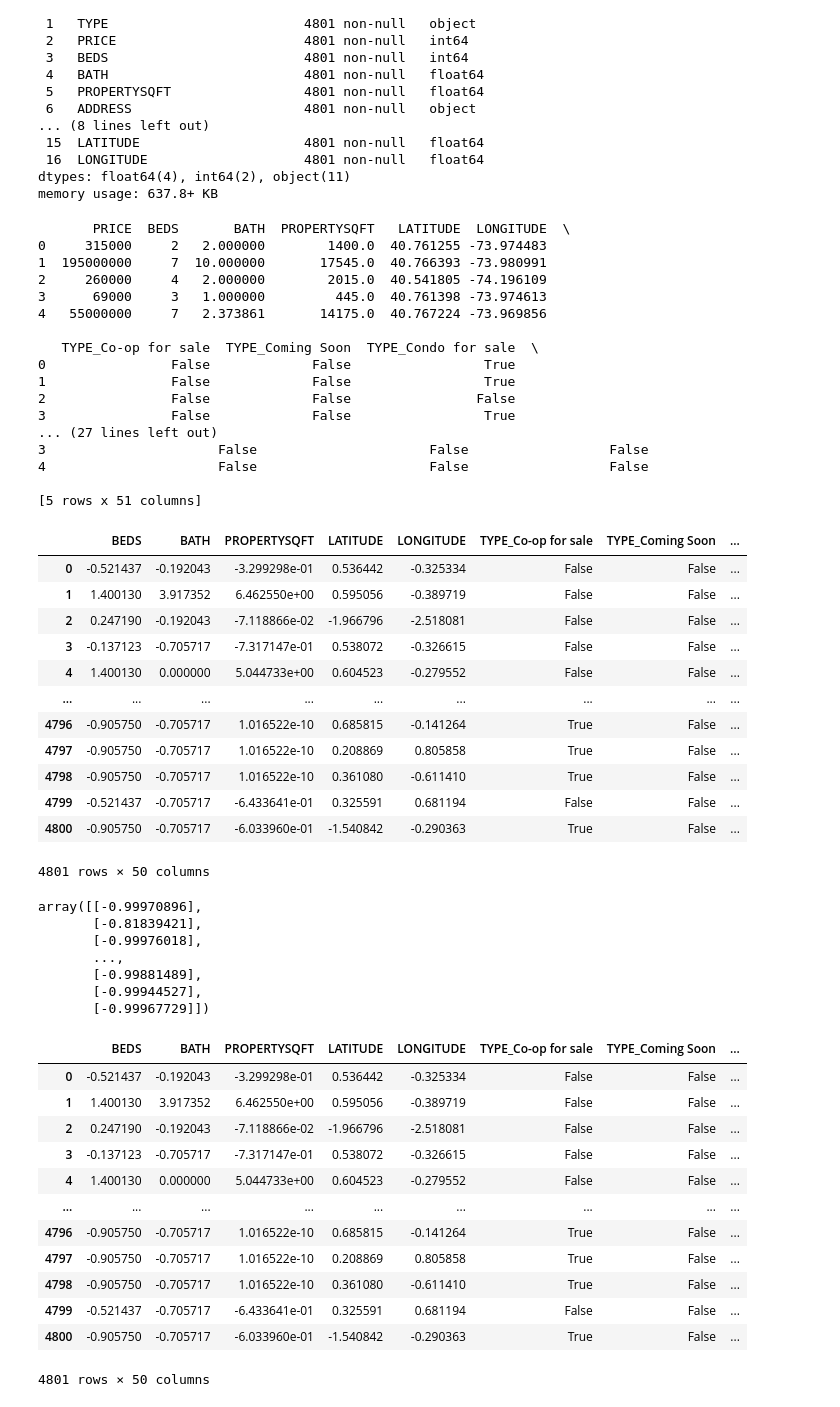
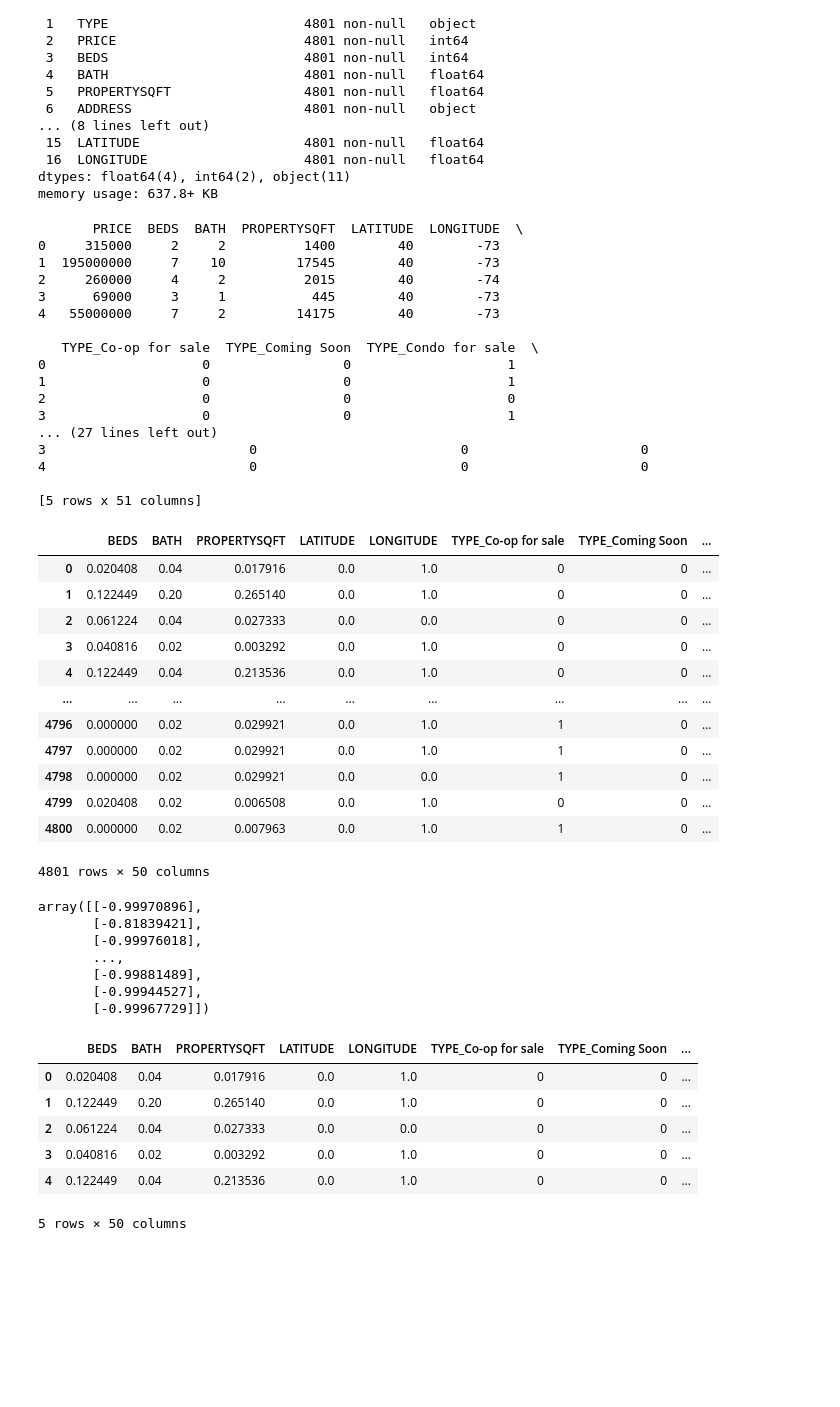
Before and after one commit to KanishkThamman/NY-Price-Prediction, a Jupyter notebook: main.ipynb, the cells around one changed output. Cells and saved outputs as stored; diff of their text form; code cells hidden in the pictures; blank space fills up the shorter version.

Commit message:
Added README, changes on how the data is porcessed for both models to imporve perfomance...

```diff
--- a/main.ipynb
+++ b/main.ipynb
@@ -39,26 +39,26 @@ df_filtered = df.drop(["BROKERTITLE", "MAIN_ADDRESS", "ADDRESS", "STATE", "ADMIN
 # %%
 
 # converting catagircial data to boolean vals
-df_filtered = pd.get_dummies(df_filtered)
+df_filtered = pd.get_dummies(df_filtered).astype(int)
 print(df_filtered.head())
 y_data = df_filtered["PRICE"]
 x_data = df_filtered.drop("PRICE", axis=1)
 # %% [output]
-       PRICE  BEDS       BATH  PROPERTYSQFT   LATITUDE  LONGITUDE  \
-0     315000     2   2.000000        1400.0  40.761255 -73.974483
-1  195000000     7  10.000000       17545.0  40.766393 -73.980991
-2     260000     4   2.000000        2015.0  40.541805 -74.196109
-3      69000     3   1.000000         445.0  40.761398 -73.974613
-4   55000000     7   2.373861       14175.0  40.767224 -73.969856
+       PRICE  BEDS  BATH  PROPERTYSQFT  LATITUDE  LONGITUDE  \
+0     315000     2     2          1400        40        -73
+1  195000000     7    10         17545        40        -73
+2     260000     4     2          2015        40        -74
+3      69000     3     1           445        40        -73
+4   55000000     7     2         14175        40        -73
 
    TYPE_Co-op for sale  TYPE_Coming Soon  TYPE_Condo for sale  \
-0                False             False                 True
-1                False             False                 True
-2                False             False                False
-3                False             False                 True
+0                    0                 0                    1
+1                    0                 0                    1
+2                    0                 0                    0
+3                    0                 0                    1
 ... (27 lines left out)
-3                      False                      False                  False
-4                      False                      False                  False
+3                          0                          0                      0
+4                          0                          0                      0
 
 [5 rows x 51 columns]
 # %%
@@ -71,17 +71,17 @@ x_data[["BEDS", "BATH", "PROPERTYSQFT", "LATITUDE", "LONGITUDE"]] = numeric_data
 x_data
 # %% [output]
 |  | BEDS | BATH | PROPERTYSQFT | LATITUDE | LONGITUDE | TYPE_Co-op for sale | TYPE_Coming Soon | ... |
-| 0 | -0.521437 | -0.192043 | -3.299298e-01 | 0.536442 | -0.325334 | False | False | ... |
-| 1 | 1.400130 | 3.917352 | 6.462550e+00 | 0.595056 | -0.389719 | False | False | ... |
-| 2 | 0.247190 | -0.192043 | -7.118866e-02 | -1.966796 | -2.518081 | False | False | ... |
-| 3 | -0.137123 | -0.705717 | -7.317147e-01 | 0.538072 | -0.326615 | False | False | ... |
-| 4 | 1.400130 | 0.000000 | 5.044733e+00 | 0.604523 | -0.279552 | False | False | ... |
+| 0 | 0.020408 | 0.04 | 0.017916 | 0.0 | 1.0 | 0 | 0 | ... |
+| 1 | 0.122449 | 0.20 | 0.265140 | 0.0 | 1.0 | 0 | 0 | ... |
+| 2 | 0.061224 | 0.04 | 0.027333 | 0.0 | 0.0 | 0 | 0 | ... |
+| 3 | 0.040816 | 0.02 | 0.003292 | 0.0 | 1.0 | 0 | 0 | ... |
+| 4 | 0.122449 | 0.04 | 0.213536 | 0.0 | 1.0 | 0 | 0 | ... |
 | ... | ... | ... | ... | ... | ... | ... | ... | ... |
-| 4796 | -0.905750 | -0.705717 | 1.016522e-10 | 0.685815 | -0.141264 | True | False | ... |
-| 4797 | -0.905750 | -0.705717 | 1.016522e-10 | 0.208869 | 0.805858 | True | False | ... |
-| 4798 | -0.905750 | -0.705717 | 1.016522e-10 | 0.361080 | -0.611410 | True | False | ... |
-| 4799 | -0.521437 | -0.705717 | -6.433641e-01 | 0.325591 | 0.681194 | False | False | ... |
-| 4800 | -0.905750 | -0.705717 | -6.033960e-01 | -1.540842 | -0.290363 | True | False | ... |
+| 4796 | 0.000000 | 0.02 | 0.029921 | 0.0 | 1.0 | 1 | 0 | ... |
+| 4797 | 0.000000 | 0.02 | 0.029921 | 0.0 | 1.0 | 1 | 0 | ... |
+| 4798 | 0.000000 | 0.02 | 0.029921 | 0.0 | 0.0 | 1 | 0 | ... |
+| 4799 | 0.020408 | 0.02 | 0.006508 | 0.0 | 1.0 | 0 | 0 | ... |
+| 4800 | 0.000000 | 0.02 | 0.007963 | 0.0 | 1.0 | 1 | 0 | ... |
 4801 rows × 50 columns
 # %%
 # scalign data
@@ -99,21 +99,15 @@ array([[-0.99970896],
        [-0.99944527],
        [-0.99967729]])
 # %%
-x_data
+x_data.head()
 # %% [output]
 |  | BEDS | BATH | PROPERTYSQFT | LATITUDE | LONGITUDE | TYPE_Co-op for sale | TYPE_Coming Soon | ... |
-| 0 | -0.521437 | -0.192043 | -3.299298e-01 | 0.536442 | -0.325334 | False | False | ... |
-| 1 | 1.400130 | 3.917352 | 6.462550e+00 | 0.595056 | -0.389719 | False | False | ... |
-| 2 | 0.247190 | -0.192043 | -7.118866e-02 | -1.966796 | -2.518081 | False | False | ... |
-| 3 | -0.137123 | -0.705717 | -7.317147e-01 | 0.538072 | -0.326615 | False | False | ... |
-| 4 | 1.400130 | 0.000000 | 5.044733e+00 | 0.604523 | -0.279552 | False | False | ... |
-| ... | ... | ... | ... | ... | ... | ... | ... | ... |
-| 4796 | -0.905750 | -0.705717 | 1.016522e-10 | 0.685815 | -0.141264 | True | False | ... |
-| 4797 | -0.905750 | -0.705717 | 1.016522e-10 | 0.208869 | 0.805858 | True | False | ... |
-| 4798 | -0.905750 | -0.705717 | 1.016522e-10 | 0.361080 | -0.611410 | True | False | ... |
-| 4799 | -0.521437 | -0.705717 | -6.433641e-01 | 0.325591 | 0.681194 | False | False | ... |
-| 4800 | -0.905750 | -0.705717 | -6.033960e-01 | -1.540842 | -0.290363 | True | False | ... |
+| 0 | 0.020408 | 0.04 | 0.017916 | 0.0 | 1.0 | 0 | 0 | ... |
+| 1 | 0.122449 | 0.20 | 0.265140 | 0.0 | 1.0 | 0 | 0 | ... |
+| 2 | 0.061224 | 0.04 | 0.027333 | 0.0 | 0.0 | 0 | 0 | ... |
+| 3 | 0.040816 | 0.02 | 0.003292 | 0.0 | 1.0 | 0 | 0 | ... |
+| 4 | 0.122449 | 0.04 | 0.213536 | 0.0 | 1.0 | 0 | 0 | ... |
-4801 rows × 50 columns
+5 rows × 50 columns
 # %%
 # now there are 50 features in the dataset
 
```
Also changed, not shown: parts of 6 cells of this notebook, 1 other file.
